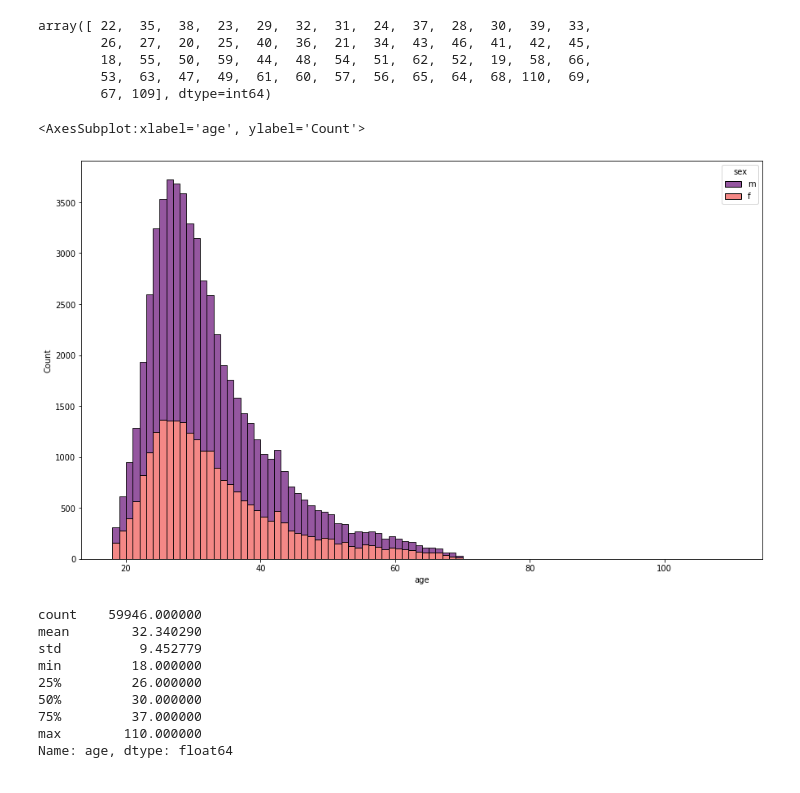
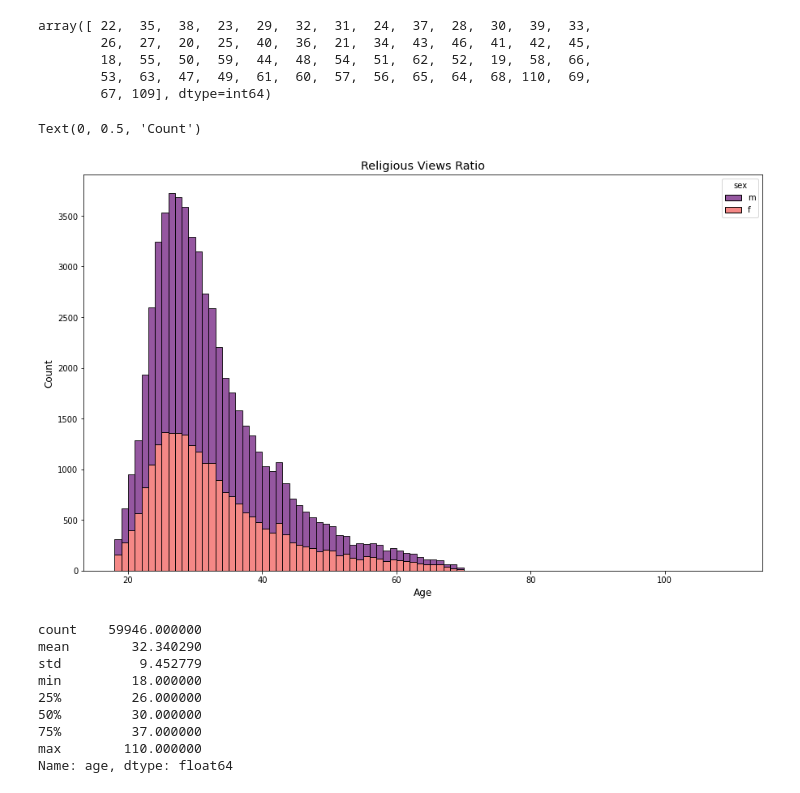
Before and after one commit to 3quetra/portfolio, a Jupyter notebook: ml/supervised_learning/dating_app_profiles_analysis.ipynb, the cells around one changed output. Saved outputs shown, nothing was run; the diff lists cells and outputs as text; code cells hidden in the pictures.

```diff
--- a/ml/supervised_learning/dating_app_profiles_analysis.ipynb
+++ b/ml/supervised_learning/dating_app_profiles_analysis.ipynb
@@ -159,10 +163,14 @@ array([ 22,  35,  38,  23,  29,  32,  31,  24,  37,  28,  30,  39,  33,
         67, 109], dtype=int64)
 # %%
 plt.figure(figsize=(15,9))
-sns.histplot(data=profiles, x="age", hue="sex", binwidth = 1, multiple = "stack", palette='magma')
+ax = sns.histplot(data=profiles, x="age", hue="sex", binwidth = 1, multiple = "stack", palette='magma')
+# Add descriptions
+ax.set_title('Religious Views Ratio', fontsize = 'x-large')
+ax.set_xlabel('Age', fontsize = 'large')
+ax.set_ylabel('Count', fontsize = 'large')
 # %% [output]
-<AxesSubplot:xlabel='age', ylabel='Count'>
+Text(0, 0.5, 'Count')
-[figure, old version]
+[figure, new version]
 # %%
 profiles.age.describe()
 # %% [output]
```
Also changed, not shown: parts of 4 cells of this notebook.
